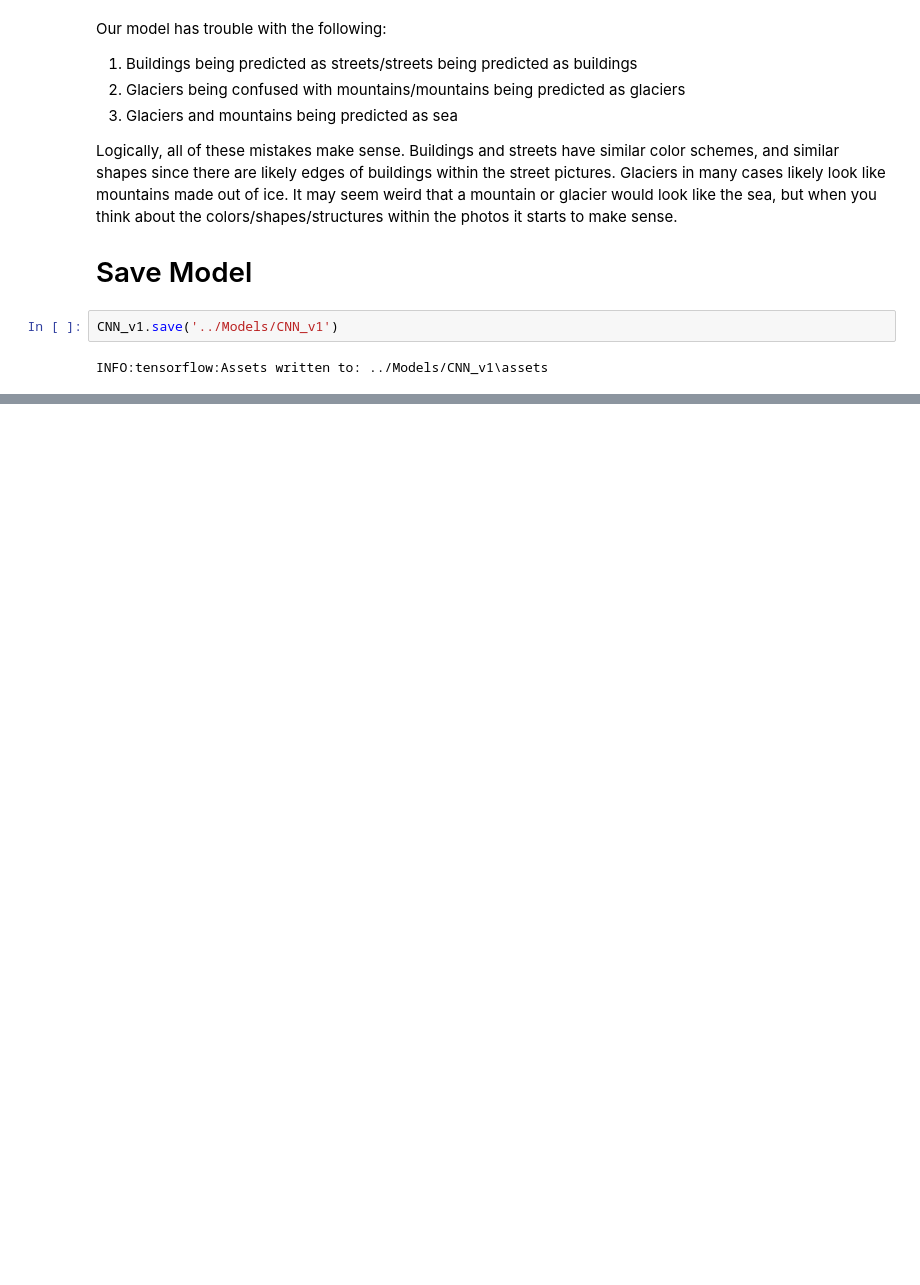
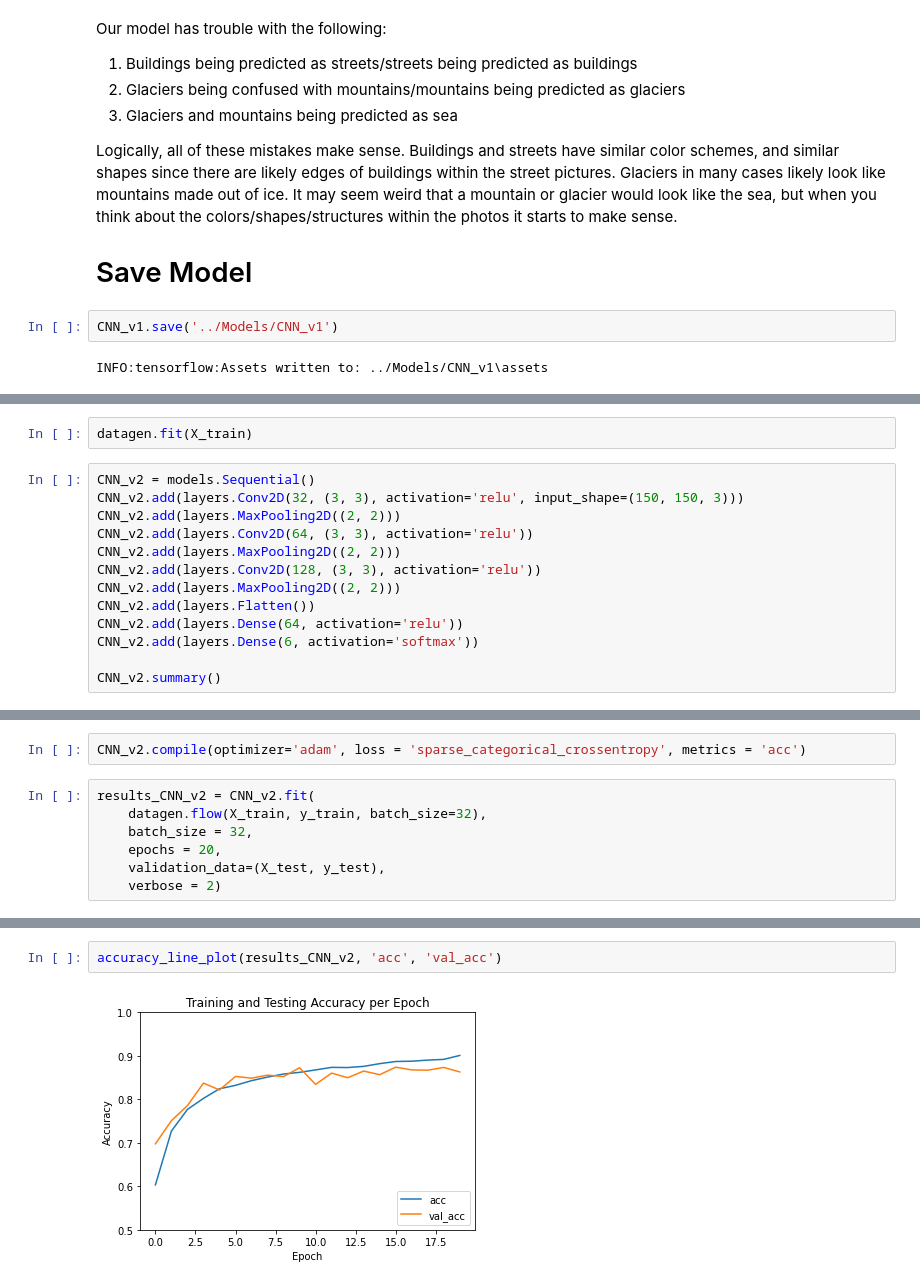
Before and after one commit to atyoung1997/Outdoor-Image-Classification-Project, a Jupyter notebook: Modeling and Testing Notebooks/Modeling.ipynb, the cells around one changed output, grey strips where cells are left out. Drawn from its saved outputs; the diff is of its cells as text; blank space fills up the shorter version.

```diff
--- a/Modeling and Testing Notebooks/Modeling.ipynb
+++ b/Modeling and Testing Notebooks/Modeling.ipynb
@@ -203,0 +219,15 @@ Restored model, accuracy: 79.80%
+# %%
+datagen.fit(X_train)
+# %%
+CNN_v2 = models.Sequential()
+CNN_v2.add(layers.Conv2D(32, (3, 3), activation='relu', input_shape=(150, 150, 3)))
+CNN_v2.add(layers.MaxPooling2D((2, 2)))
+CNN_v2.add(layers.Conv2D(64, (3, 3), activation='relu'))
+CNN_v2.add(layers.MaxPooling2D((2, 2)))
+CNN_v2.add(layers.Conv2D(128, (3, 3), activation='relu'))
+CNN_v2.add(layers.MaxPooling2D((2, 2)))
+CNN_v2.add(layers.Flatten())
+CNN_v2.add(layers.Dense(64, activation='relu'))
+CNN_v2.add(layers.Dense(6, activation='softmax'))
+
+CNN_v2.summary()
@@ -203,0 +252,9 @@ Restored model, accuracy: 79.80%
+# %%
+CNN_v2.compile(optimizer='adam', loss = 'sparse_categorical_crossentropy', metrics = 'acc')
+# %%
+results_CNN_v2 = CNN_v2.fit(
+    datagen.flow(X_train, y_train, batch_size=32),
+    batch_size = 32,
+    epochs = 20,
+    validation_data=(X_test, y_test),
+    verbose = 2)
@@ -203,0 +279,4 @@ Restored model, accuracy: 79.80%
+# %%
+accuracy_line_plot(results_CNN_v2, 'acc', 'val_acc')
+# %% [output]
+[figure, added]
```
Also changed, not shown: parts of 53 cells of this notebook, 2 other files.
